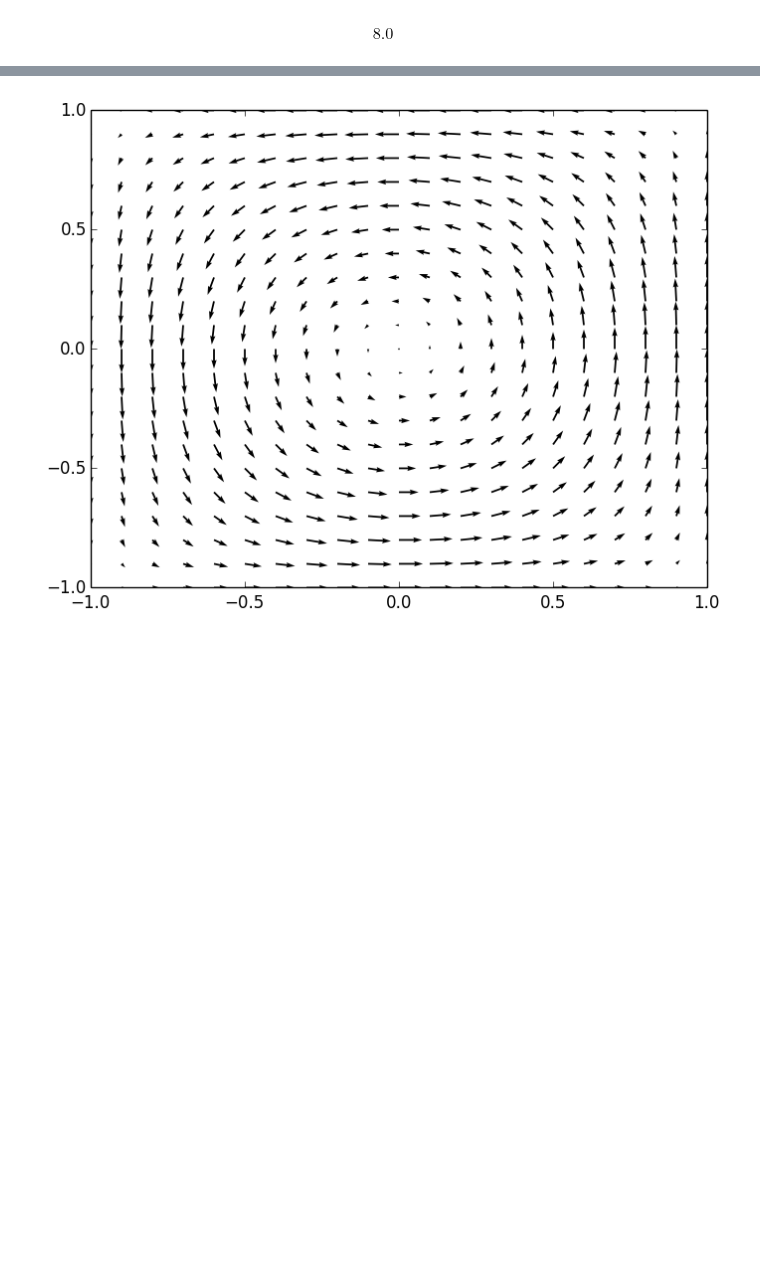
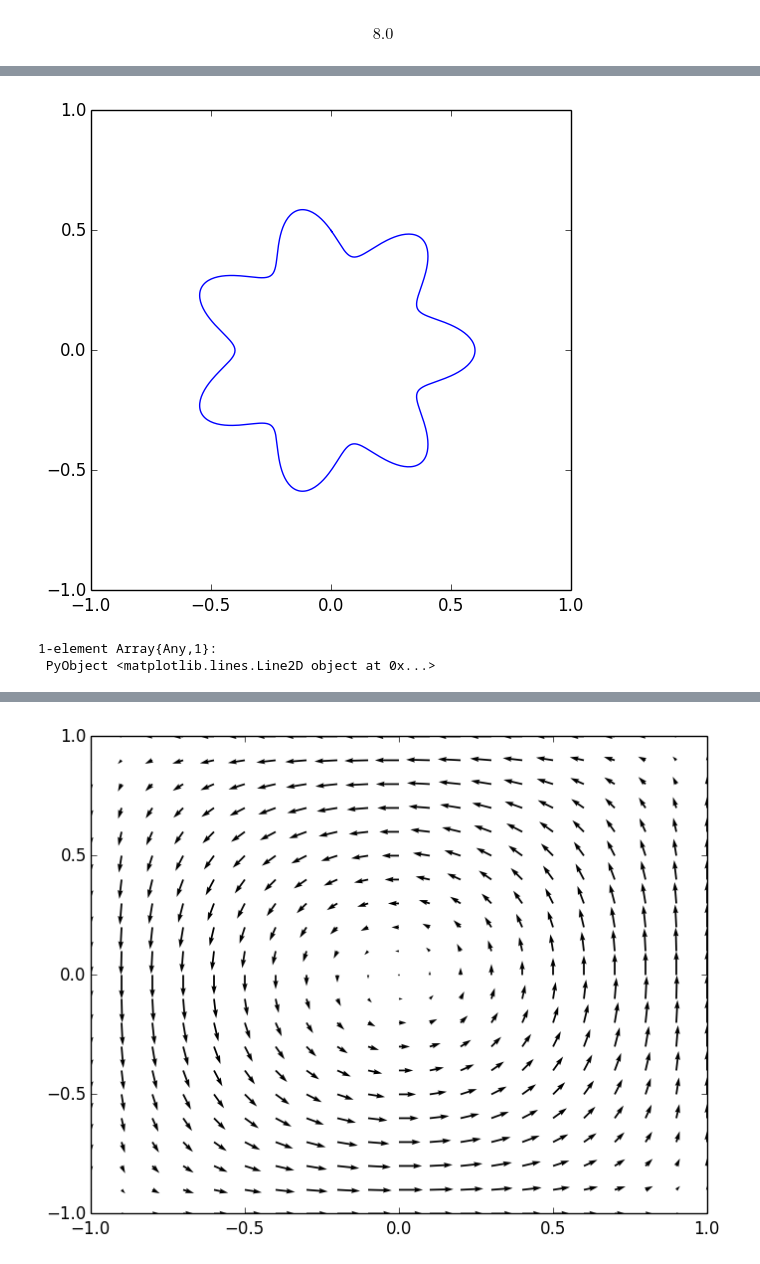
Before and after one commit to elrnv/mfd-notebooks, a Jupyter notebook: Example functions.ipynb, the cells around one changed output, grey strips where cells are left out. Saved outputs shown, nothing was run; the diff lists cells and outputs as text; code cells hidden in the pictures; blank space fills up the shorter version.

```diff
--- a/Example functions.ipynb
+++ b/Example functions.ipynb
@@ -62,0 +72,11 @@ PyObject <matplotlib.quiver.Quiver object at 0x...>
+# %%
+ax1 = subplot(1, 1, 1, aspect=1)
+axis([-1, 1, -1, 1]);
+step = 0.01;
+x = collect(0:step:2pi+step);
+r = 0.5;
+plot(r*(1 .- scale.*sin(7.*x)).*sin(x),r*(1 .- scale.*sin(7.*x)).*cos(x))
+# %% [output]
+[figure, added]
+1-element Array{Any,1}:
+ PyObject <matplotlib.lines.Line2D object at 0x...>
```
Also changed, not shown: parts of 5 cells of this notebook, 4 other files.
